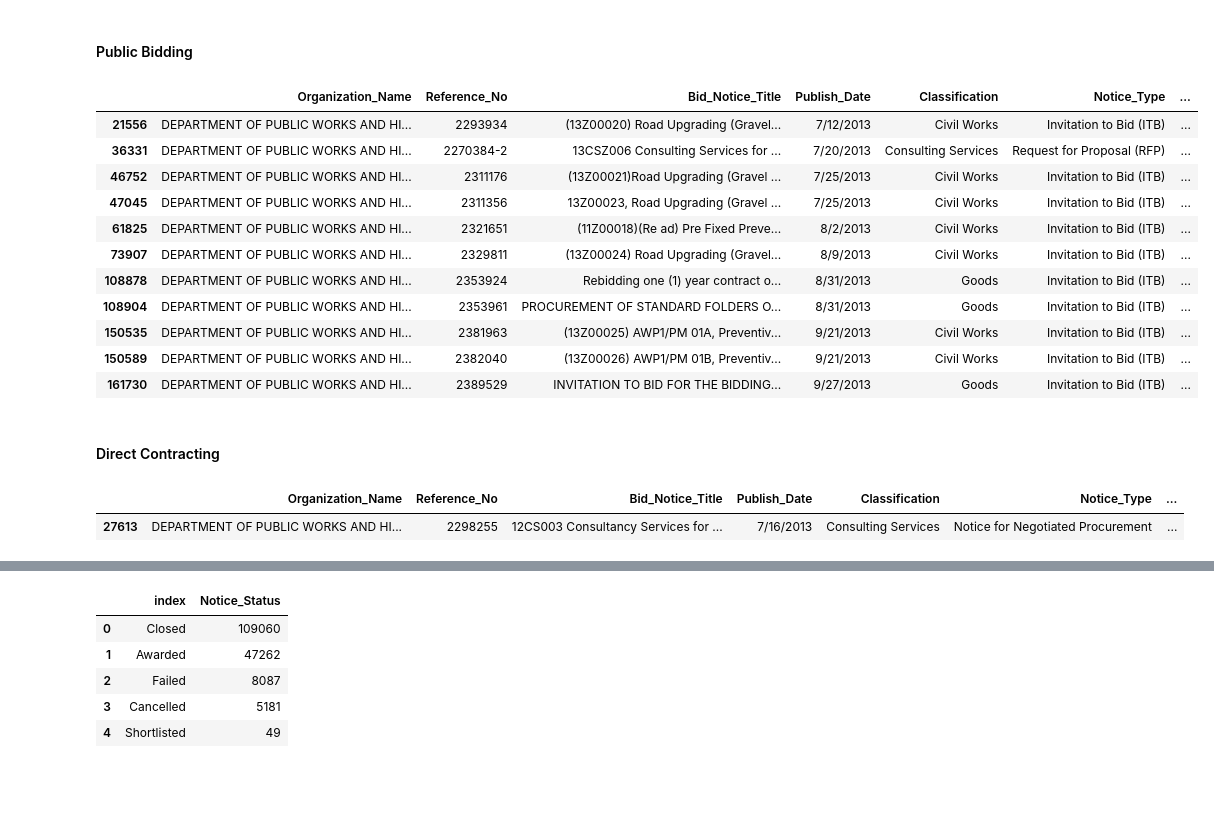
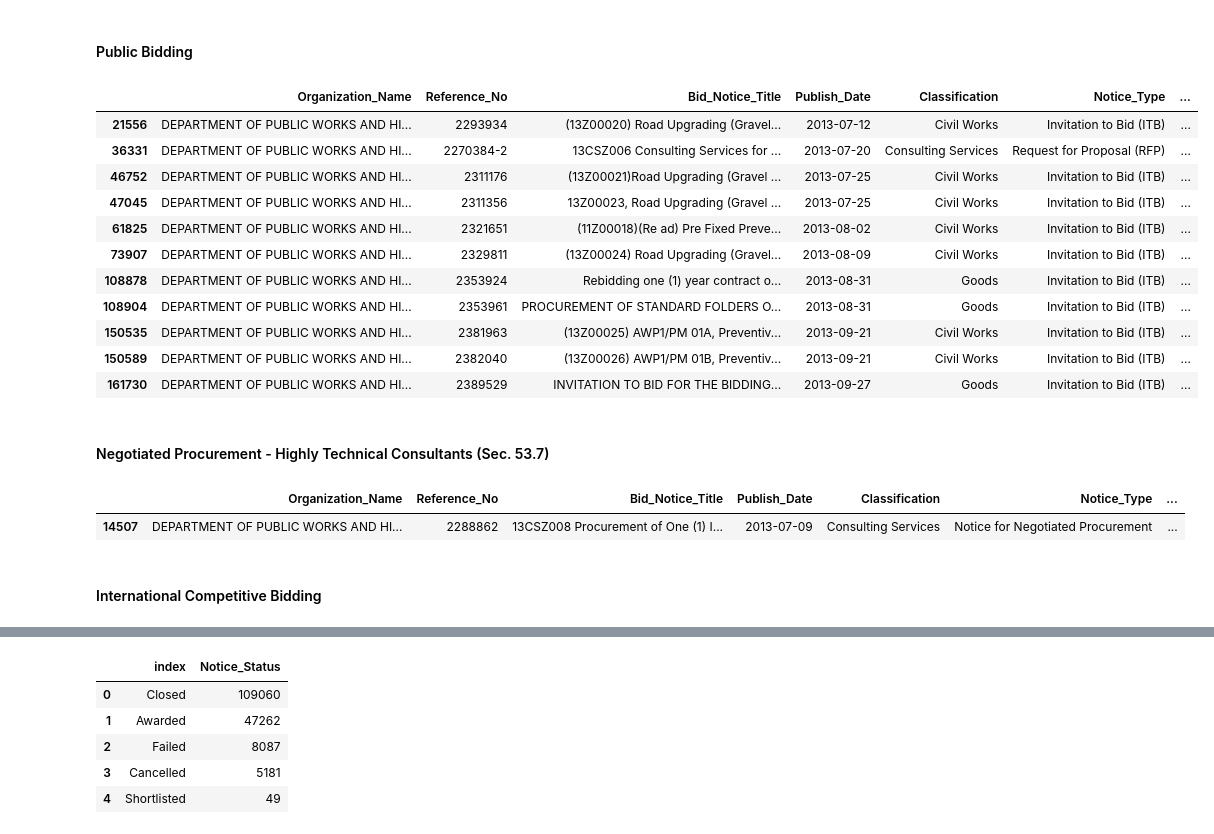
Before and after one commit to johnreiner/bids-and-awards, a Jupyter notebook: Bids and Awards 2013.ipynb, the cells around one changed output, grey strips where cells are left out. Drawn from its saved outputs; the diff is of its cells as text; code cells hidden in the pictures; blank space fills up the shorter version.

```diff
--- a/Bids and Awards 2013.ipynb
+++ b/Bids and Awards 2013.ipynb
@@ -5 +4,4 @@ import numpy as np
+# %%
+pd.options.display.max_columns = None
+pd.options.display.max_rows = None
 # %% [markdown]
@@ -9,2 +10,0 @@ bajanmar2013 = pd.read_csv("C:/Users/jantiquerra/Documents/Stories/DPWH/PhilGEPS
-# %%
-pd.set_option('display.max_columns', None)
@@ -394,5 +467,5 @@ DPWH_awarded_aprjun2013[DPWH_awarded_aprjun2013.Procurement_Mode == 'Direct Cont
 # %%
-bajulsep2013 = pd.read_csv("C:/Users/jantiquerra/Documents/Stories/DPWH/PhilGEPS Data/2013/csv/Bid Notice and Award Details July-Sept 2013.csv")
+bajulsep2013 = pd.read_excel("C:/Users/wolfgang/Documents/Work/DPWH/PhilGEPS Data/2013/Bid Notice and Award Details July-Sept 2013.xlsx")
 # %%
 bajulsep2013.info()
 # %% [output]
@@ -472,2 +523,2 @@ Abajulsep2013.Organization_Name.tolist()
 # %%
-DPWH_awarded_julsep2013 = Abajulsep2013[Abajulsep2013.Organization_Name == "DEPARTMENT OF PUBLIC WORKS AND HIGHWAYS - MAIN"]
+DPWH_Abajulsep2013 = Abajulsep2013[Abajulsep2013.Organization_Name == 'DEPARTMENT OF PUBLIC WORKS AND HIGHWAYS - MAIN']
@@ -558,24 +580,26 @@ DPWH_awarded_julsep2013[DPWH_awarded_julsep2013.Procurement_Mode == 'Shopping']
 # %% [markdown]
 #### Public Bidding
 # %%
-DPWH_awarded_julsep2013[DPWH_awarded_julsep2013.Procurement_Mode == 'Public Bidding']
+DPWH_Abajulsep2013[DPWH_Abajulsep2013.Procurement_Mode == 'Public Bidding']
 # %% [output]
 |  | Organization_Name | Reference_No | Bid_Notice_Title | Publish_Date | Classification | Notice_Type | ... |
-| 21556 | DEPARTMENT OF PUBLIC WORKS AND HI... | 2293934 | (13Z00020) Road Upgrading (Gravel... | 7/12/2013 | Civil Works | Invitation to Bid (ITB) | ... |
-| 36331 | DEPARTMENT OF PUBLIC WORKS AND HI... | 2270384-2 | 13CSZ006 Consulting Services for ... | 7/20/2013 | Consulting Services | Request for Proposal (RFP) | ... |
-| 46752 | DEPARTMENT OF PUBLIC WORKS AND HI... | 2311176 | (13Z00021)Road Upgrading (Gravel ... | 7/25/2013 | Civil Works | Invitation to Bid (ITB) | ... |
-| 47045 | DEPARTMENT OF PUBLIC WORKS AND HI... | 2311356 | 13Z00023, Road Upgrading (Gravel ... | 7/25/2013 | Civil Works | Invitation to Bid (ITB) | ... |
-| 61825 | DEPARTMENT OF PUBLIC WORKS AND HI... | 2321651 | (11Z00018)(Re ad) Pre Fixed Preve... | 8/2/2013 | Civil Works | Invitation to Bid (ITB) | ... |
-| 73907 | DEPARTMENT OF PUBLIC WORKS AND HI... | 2329811 | (13Z00024) Road Upgrading (Gravel... | 8/9/2013 | Civil Works | Invitation to Bid (ITB) | ... |
-| 108878 | DEPARTMENT OF PUBLIC WORKS AND HI... | 2353924 | Rebidding one (1) year contract o... | 8/31/2013 | Goods | Invitation to Bid (ITB) | ... |
-| 108904 | DEPARTMENT OF PUBLIC WORKS AND HI... | 2353961 | PROCUREMENT OF STANDARD FOLDERS O... | 8/31/2013 | Goods | Invitation to Bid (ITB) | ... |
-| 150535 | DEPARTMENT OF PUBLIC WORKS AND HI... | 2381963 | (13Z00025) AWP1/PM 01A, Preventiv... | 9/21/2013 | Civil Works | Invitation to Bid (ITB) | ... |
-| 150589 | DEPARTMENT OF PUBLIC WORKS AND HI... | 2382040 | (13Z00026) AWP1/PM 01B, Preventiv... | 9/21/2013 | Civil Works | Invitation to Bid (ITB) | ... |
-| 161730 | DEPARTMENT OF PUBLIC WORKS AND HI... | 2389529 | INVITATION TO BID FOR THE BIDDING... | 9/27/2013 | Goods | Invitation to Bid (ITB) | ... |
+| 21556 | DEPARTMENT OF PUBLIC WORKS AND HI... | 2293934 | (13Z00020) Road Upgrading (Gravel... | 2013-07-12 | Civil Works | Invitation to Bid (ITB) | ... |
+| 36331 | DEPARTMENT OF PUBLIC WORKS AND HI... | 2270384-2 | 13CSZ006 Consulting Services for ... | 2013-07-20 | Consulting Services | Request for Proposal (RFP) | ... |
+| 46752 | DEPARTMENT OF PUBLIC WORKS AND HI... | 2311176 | (13Z00021)Road Upgrading (Gravel ... | 2013-07-25 | Civil Works | Invitation to Bid (ITB) | ... |
+| 47045 | DEPARTMENT OF PUBLIC WORKS AND HI... | 2311356 | 13Z00023, Road Upgrading (Gravel ... | 2013-07-25 | Civil Works | Invitation to Bid (ITB) | ... |
+| 61825 | DEPARTMENT OF PUBLIC WORKS AND HI... | 2321651 | (11Z00018)(Re ad) Pre Fixed Preve... | 2013-08-02 | Civil Works | Invitation to Bid (ITB) | ... |
+| 73907 | DEPARTMENT OF PUBLIC WORKS AND HI... | 2329811 | (13Z00024) Road Upgrading (Gravel... | 2013-08-09 | Civil Works | Invitation to Bid (ITB) | ... |
+| 108878 | DEPARTMENT OF PUBLIC WORKS AND HI... | 2353924 | Rebidding one (1) year contract o... | 2013-08-31 | Goods | Invitation to Bid (ITB) | ... |
+| 108904 | DEPARTMENT OF PUBLIC WORKS AND HI... | 2353961 | PROCUREMENT OF STANDARD FOLDERS O... | 2013-08-31 | Goods | Invitation to Bid (ITB) | ... |
+| 150535 | DEPARTMENT OF PUBLIC WORKS AND HI... | 2381963 | (13Z00025) AWP1/PM 01A, Preventiv... | 2013-09-21 | Civil Works | Invitation to Bid (ITB) | ... |
+| 150589 | DEPARTMENT OF PUBLIC WORKS AND HI... | 2382040 | (13Z00026) AWP1/PM 01B, Preventiv... | 2013-09-21 | Civil Works | Invitation to Bid (ITB) | ... |
+| 161730 | DEPARTMENT OF PUBLIC WORKS AND HI... | 2389529 | INVITATION TO BID FOR THE BIDDING... | 2013-09-27 | Goods | Invitation to Bid (ITB) | ... |
-# %% [markdown]
-#### Direct Contracting
-# %%
-DPWH_awarded_julsep2013[DPWH_awarded_julsep2013.Procurement_Mode == 'Direct Contracting (Sec. 50)']
-# %% [output]
-|  | Organization_Name | Reference_No | Bid_Notice_Title | Publish_Date | Classification | Notice_Type | ... |
-| 27613 | DEPARTMENT OF PUBLIC WORKS AND HI... | 2298255 | 12CS003 Consultancy Services for ... | 7/16/2013 | Consulting Services | Notice for Negotiated Procurement | ... |
+# %% [markdown]
+#### Negotiated Procurement - Highly Technical Consultants (Sec. 53.7)
+# %%
+DPWH_Abajulsep2013[DPWH_Abajulsep2013.Procurement_Mode == 'Negotiated Procurement - Highly Technical Consultants (Sec. 53.7)']
+# %% [output]
+|  | Organization_Name | Reference_No | Bid_Notice_Title | Publish_Date | Classification | Notice_Type | ... |
+| 14507 | DEPARTMENT OF PUBLIC WORKS AND HI... | 2288862 | 13CSZ008 Procurement of One (1) I... | 2013-07-09 | Consulting Services | Notice for Negotiated Procurement | ... |
+# %% [markdown]
+#### International Competitive Bidding
```
Also changed, not shown: parts of 139 cells of this notebook, 3 other files.
